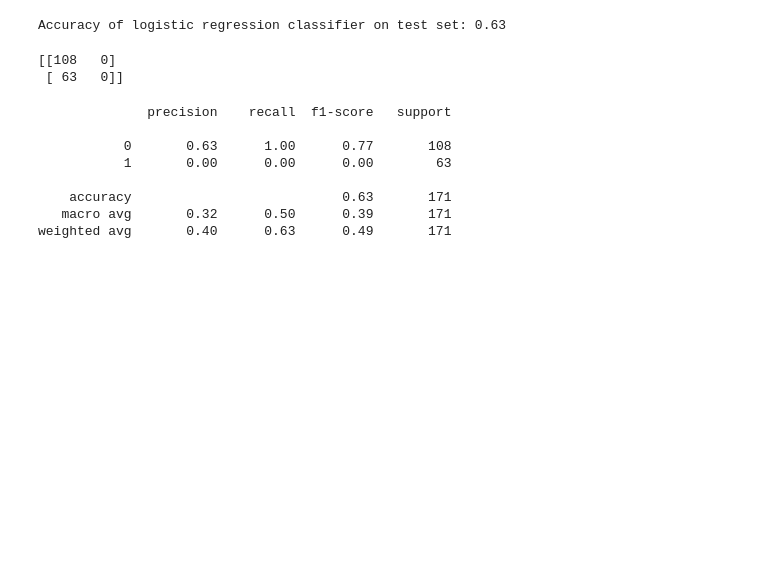
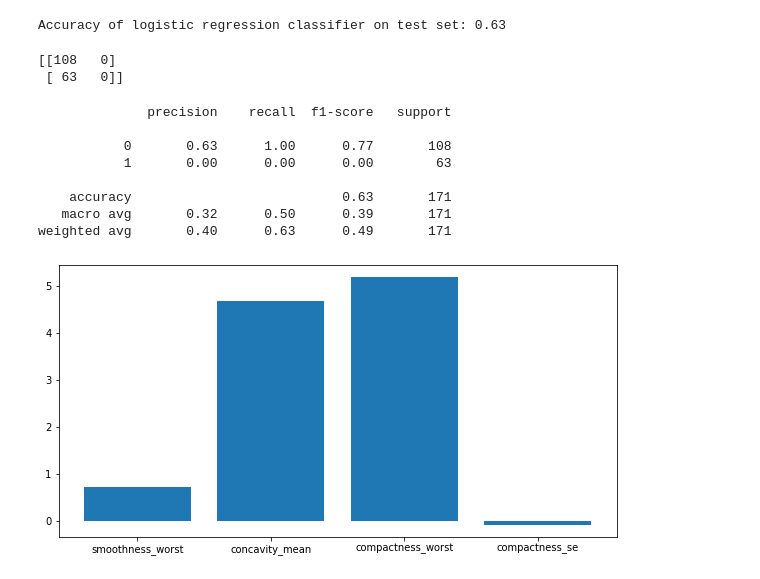
Before and after one commit to benbel376/causal_graph, a Jupyter notebook: notebooks/modeling.ipynb, the cells around one changed output. Drawn from its saved outputs; the diff is of its cells as text; code cells hidden in the pictures; blank space fills up the shorter version.

Commit message:
feature importance comparison

```diff
--- a/notebooks/modeling.ipynb
+++ b/notebooks/modeling.ipynb
@@ -472,3 +472,15 @@ print(classification_report(y_test2, y_pred2))
     accuracy                           0.63       171
    macro avg       0.32      0.50      0.39       171
 weighted avg       0.40      0.63      0.49       171
+# %%
+from matplotlib import pyplot
+importance = logreg.coef_[0]
+cols = compact_feats.columns.to_list()
+
+f = pyplot.figure()
+f.set_figwidth(10)
+f.set_figheight(5)
+pyplot.bar(x=cols, height=importance)
+pyplot.show()
+# %% [output]
+[figure, added]
```
Also changed, not shown: parts of 2 cells of this notebook.
